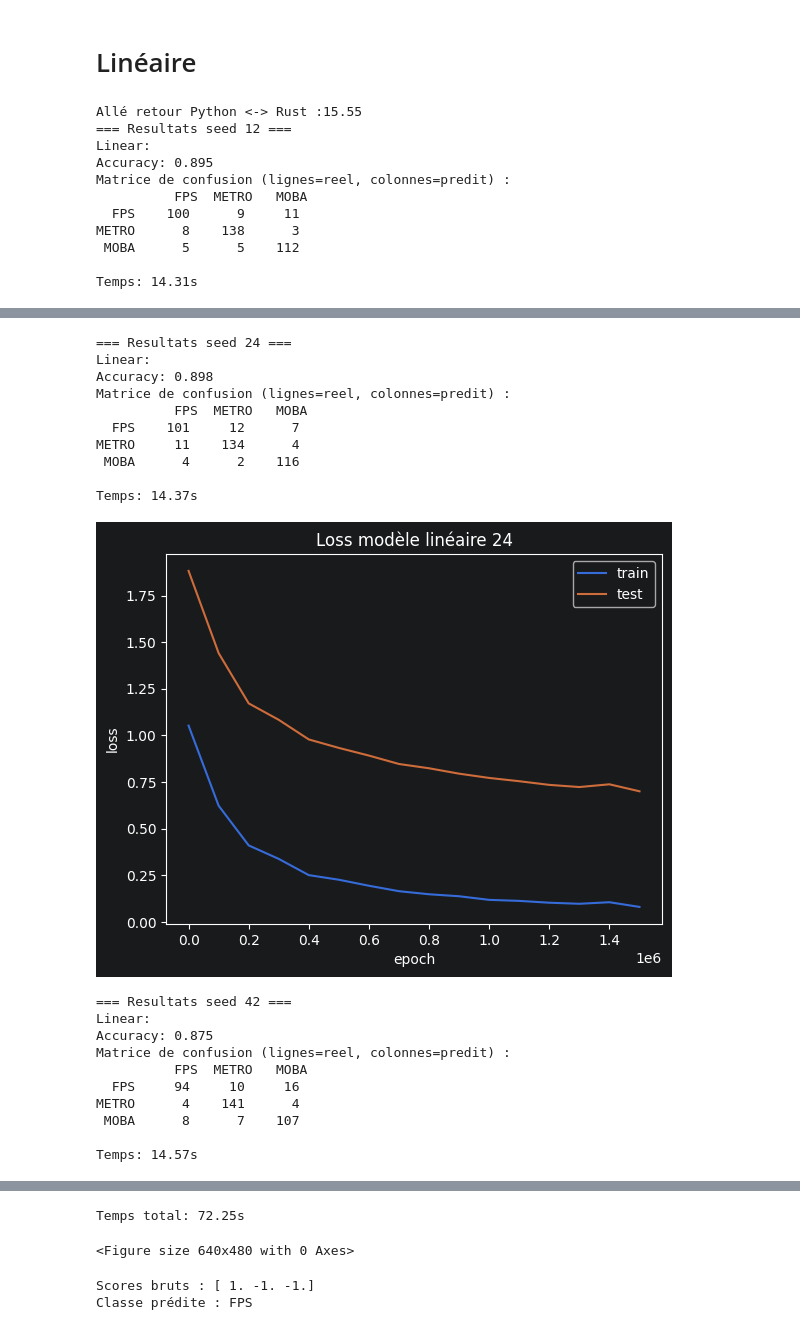
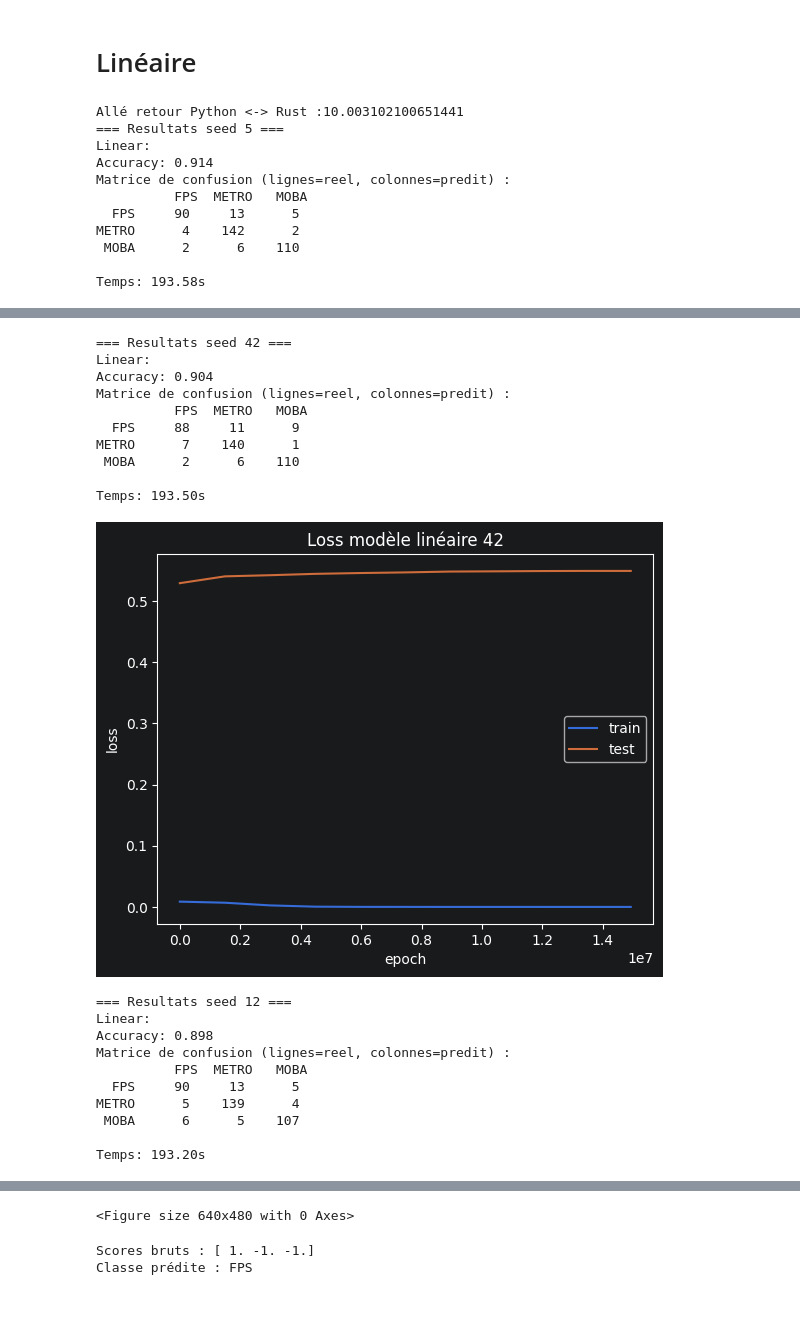
Before and after one commit to StarNova2/Annual-Project-ESGI, a Jupyter notebook: project/PythonProject/[Notebook] Test_modele.ipynb, the cells around one changed output, grey strips where cells are left out. Cells and saved outputs as stored; diff of their text form; code cells hidden in the pictures.

```diff
--- a/project/PythonProject/[Notebook] Test_modele.ipynb
+++ b/project/PythonProject/[Notebook] Test_modele.ipynb
@@ -165,7 +165,7 @@ def affichage_loss_lineaire(log: dict, title: str):
 # Code
 # %%
 etat_grayscale = True #True ou false, activation de la nuance de gris
-chemin = r"C:\Users\theot\Pictures\Dataset"
+chemin = r"C:\Users\theot\Pictures\Dataset_clean"
 width = int(40 * 16/9)
 height = 40
 
@@ -207,14 +207,15 @@ Images ignorees: 0
 # %%
 #---Entrainement modèle linéaire---
 start_time_all = time.perf_counter()
-epochs = 1_000 * split_bundle.x_train.shape[0]             #Nombre de fois où le modèle s'entrainera sur l'ensemble des données
-pas_apprentissage = 0.0001           #Pas d'apprentissage du modèle linéaire
-batch_size_like = 100000             #Calcul du loss tout les x epoch
-liste_seed = [12, 24, 42, 5, 59]
+epochs = 10000 * split_bundle.x_train.shape[0]             #Nombre de fois où le modèle s'entrainera sur l'ensemble des données
+pas_apprentissage = 0.001          #Pas d'apprentissage du modèle linéaire
+batch_size_like = int(10000000/6.7)             #Calcul du loss tout les x epoch
+liste_seed = [5, 42, 12, 24, 59]
 
 tous_les_train_loss = []
 tous_les_test_loss = []
 liste_accuracy = []
+moy_accuracy = 0
 
 
 
@@ -238,22 +239,25 @@ for i in liste_seed:
     linear.set_accuracy(accuracy=accuracy)
     affichage_loss_lineaire(log_loss, f"Loss modèle linéaire {i}")
 
-    linear.sauvegarde("save_model/linear/model_linear1.json", log=log_loss, epochs=epochs)
+    linear.sauvegarde(f"save_model/linear/model_linear_pas{pas_apprentissage}_batch_size{batch_size_like}_seed{i}.json", log=log_loss, epochs=epochs)
     linear.close()
+    moy_accuracy += accuracy
 
 
 
 
 print(f"Temps total: {time.perf_counter() - start_time_all:.2f}s")
+print("===========")
+print("Accuracy moyen : ", moy_accuracy/5)
 # %% [output]
-Allé retour Python <-> Rust :15.55
-=== Resultats seed 12 ===
+Allé retour Python <-> Rust :10.003102100651441
+=== Resultats seed 5 ===
 Linear:
-Accuracy: 0.895
+Accuracy: 0.914
 Matrice de confusion (lignes=reel, colonnes=predit) :
           FPS  METRO   MOBA
-  FPS    100      9     11
-METRO      8    138      3
- MOBA      5      5    112
+  FPS     90     13      5
+METRO      4    142      2
+ MOBA      2      6    110
 
-Temps: 14.31s
+Temps: 193.58s
@@ -261,21 +265,21 @@ Temps: 14.31s
-=== Resultats seed 24 ===
+=== Resultats seed 42 ===
 Linear:
-Accuracy: 0.898
+Accuracy: 0.904
 Matrice de confusion (lignes=reel, colonnes=predit) :
           FPS  METRO   MOBA
-  FPS    101     12      7
-METRO     11    134      4
- MOBA      4      2    116
+  FPS     88     11      9
+METRO      7    140      1
+ MOBA      2      6    110
 
-Temps: 14.37s
+Temps: 193.50s
-[figure, old version]
+[figure, new version]
-=== Resultats seed 42 ===
+=== Resultats seed 12 ===
 Linear:
-Accuracy: 0.875
+Accuracy: 0.898
 Matrice de confusion (lignes=reel, colonnes=predit) :
           FPS  METRO   MOBA
-  FPS     94     10     16
-METRO      4    141      4
- MOBA      8      7    107
+  FPS     90     13      5
+METRO      5    139      4
+ MOBA      6      5    107
 
-Temps: 14.57s
+Temps: 193.20s
@@ -305,3 +299,2 @@ Temps: 14.34s
-Temps total: 72.25s
+<Figure size 640x480 with 0 Axes>
-<Figure size 640x480 with 0 Axes>
 # %%
```
Also changed, not shown: parts of 5 cells of this notebook, 22 other files.
